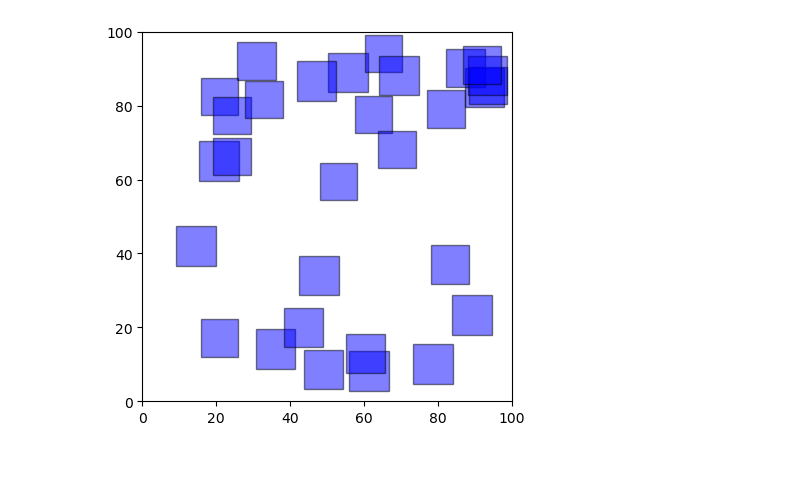
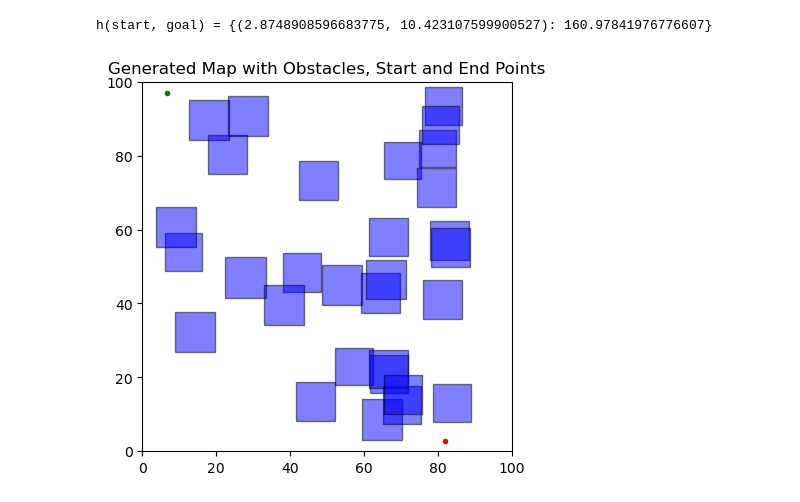
Before and after one commit to HanmoZhang0909/path_finding_simulator, a Jupyter notebook: main.ipynb, the cells around one changed output. Drawn from its saved outputs; the diff is of its cells as text; code cells hidden in the pictures; blank space fills up the shorter version.

```diff
--- a/main.ipynb
+++ b/main.ipynb
@@ -0,0 +76,19 @@
+# %%
+# A* algorithm
+
+# Defined openset as a heap
+open_set = []
+heapq.heappush(open_set, (0, start_point))
+
+closed_set = set()
+
+g_scores = {start_point: 0}
+parents = {start_point: None}
+
+def heuristic(a, b):
+    return abs(a[0] - b[0]) + abs(a[1] - b[1])
+
+h_scores = {start_point: heuristic(start_point, end_point)}
+print(f"h(start, goal) = {h_scores}")
+# %% [output]
+h(start, goal) = {(2.8748908596683775, 10.423107599900527): 160.97841976776607}
@@ -1,6 +159,8 @@
 # %%
 import matplotlib.pyplot as plt
 import numpy as np
+import heapq
+import pickle
 
 # Define the function to generate squares
 def generate_squares(num_squares, size_range, canvas_size):
@@ -24,36 +184,49 @@ def is_point_in_squares(point, squares):
 num_squares = 30  # Number of squares to generate
 size_range = (10, 11)  # Range of square sizes
 canvas_size = 100  # Size of the canvas
+robot_diameter = 3  # Diameter of the robot
 
 # Generate squares
 squares = generate_squares(num_squares, size_range, canvas_size)
 
 # Generate a random start point that does not overlap with any square
 while True:
-    start_point = (np.random.uniform(0, canvas_size), np.random.uniform(0, canvas_size))
+    start_point = (np.random.randint(0, canvas_size), np.random.randint(0, canvas_size))
     if not is_point_in_squares(start_point, squares):
         break
 
 # Generate a random end point that does not overlap with any square
 while True:
-    end_point = (np.random.uniform(0, canvas_size), np.random.uniform(0, canvas_size))
+    end_point = (np.random.randint(0, canvas_size), np.random.randint(0, canvas_size))
     if not is_point_in_squares(end_point, squares):
         break
 
-# Plot squares and points
+# 保存生成的地图和起点终点信息
+map_data = {
+    'squares': squares,
+    'start_point': start_point,
+    'end_point': end_point
+}
+
+# Plot the generated map to visualize
 fig, ax = plt.subplots()
 for (x, y, size) in squares:
     square = plt.Rectangle((x, y), size, size, edgecolor='black', facecolor='blue', alpha=0.5)
     ax.add_patch(square)
 
 # Plot start and end points
-ax.plot(start_point[0], start_point[1], 'go', markersize=10)  # Green start point
-ax.plot(end_point[0], end_point[1], 'ro', markersize=10)  # Red end point
+ax.plot(start_point[0], start_point[1], 'go', markersize=robot_diameter)  # Green start point
+ax.plot(end_point[0], end_point[1], 'ro', markersize=robot_diameter)  # Red end point
 
 # Set plot parameters
 ax.set_xlim(0, canvas_size)
 ax.set_ylim(0, canvas_size)
 ax.set_aspect('equal', adjustable='box')
+plt.title("Generated Map with Obstacles, Start and End Points")
 plt.show()
+
+# 保存地图数据
+with open('map_data.pkl', 'wb') as f:
+    pickle.dump(map_data, f)
 # %% [output]
-[figure, old version]
+[figure, new version]
```
Also changed, not shown: parts of 4 cells of this notebook.
